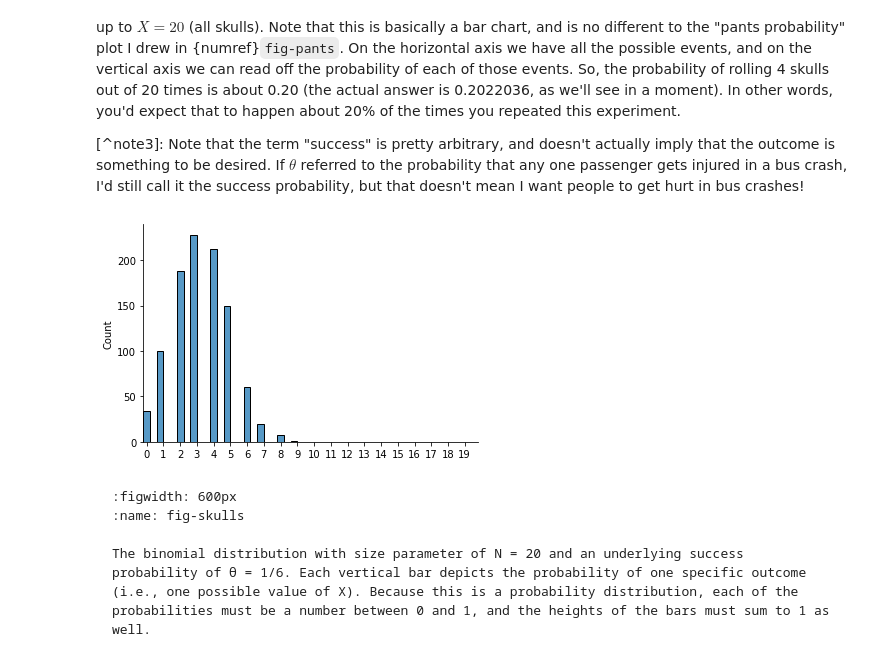
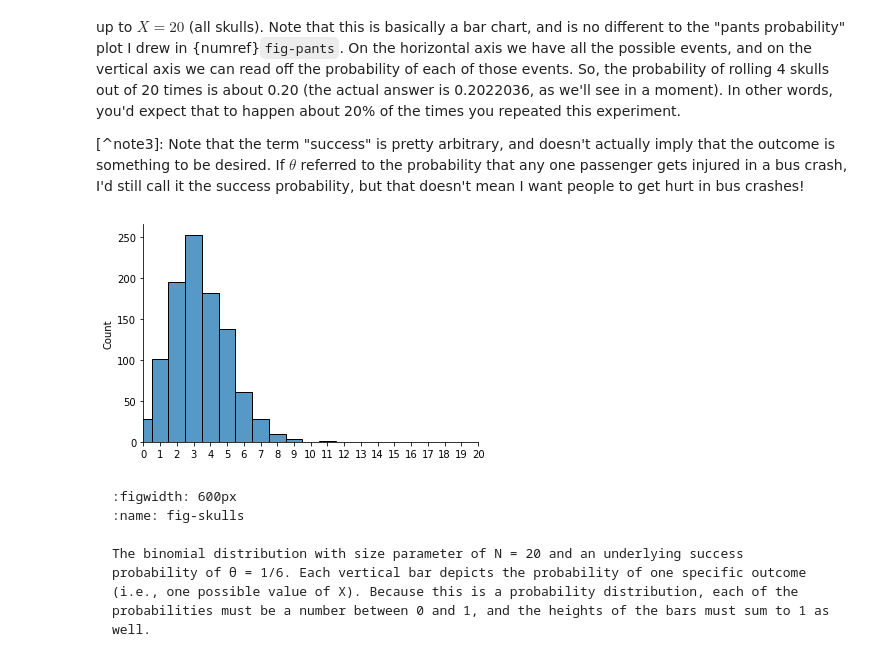
Before and after one commit to ethanweed/pythonbook, a Jupyter notebook: _sources/04.02-probability.ipynb, the cells around one changed output. Cells and saved outputs as stored; diff of their text form; code cells hidden in the pictures.

````diff
--- a/_sources/04.02-probability.ipynb
+++ b/_sources/04.02-probability.ipynb
@@ -270,23 +270,23 @@ Yeah, yeah. I know what you're thinking: notation, notation, notation. Really, w
 # %%
 
 import numpy as np
 import matplotlib.pyplot as plt
 import seaborn as sns
 
 x = np.random.binomial(n=20, p=1/6, size=1000)
 #print(x)
 
 # See what happens if you increase the number of times the experiment is run
 #x = np.random.binomial(n=20, p=1/6, size=10000000)
-bw = .4
-ax = sns.histplot(x, bins=20,binwidth=bw)
+
+ax = sns.histplot(x, bins=20, discrete=True)
 ax.set(xlim=(0,20))
-plt.xticks(np.arange(min(x)+bw/2, 21+bw/2, 1))
+plt.xticks(np.arange(min(x), 21, 1))
 ax.set_xticklabels(np.arange(min(x), 21, 1))
 
 sns.despine()
 # %% [output]
-[figure, old version]
+[figure, new version]
 # %% [markdown]
 ```{glue:figure} skulls_fig
 :figwidth: 600px
````
Also changed, not shown: 13 other files.
